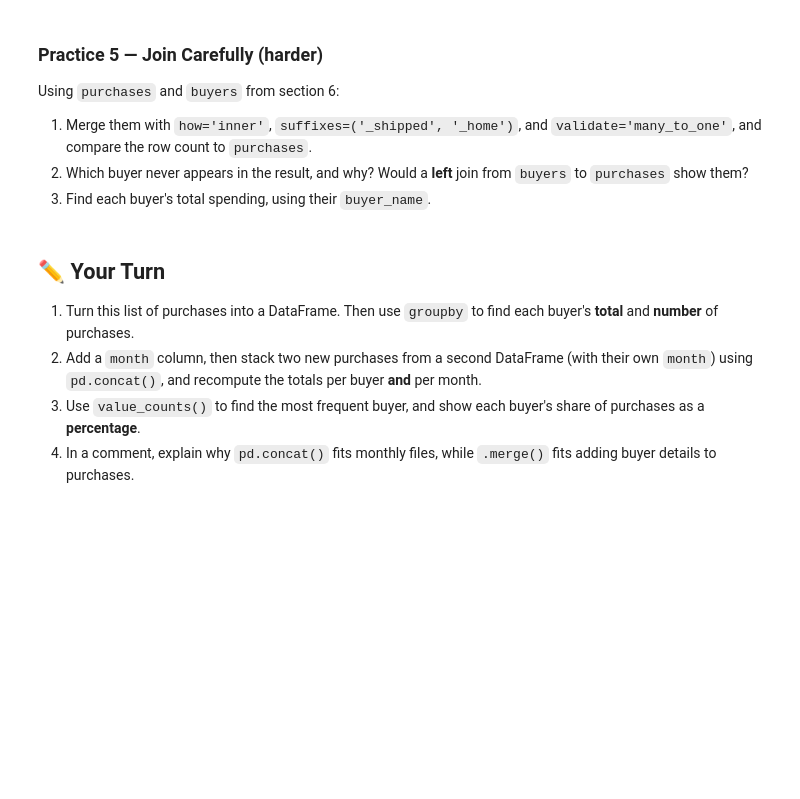
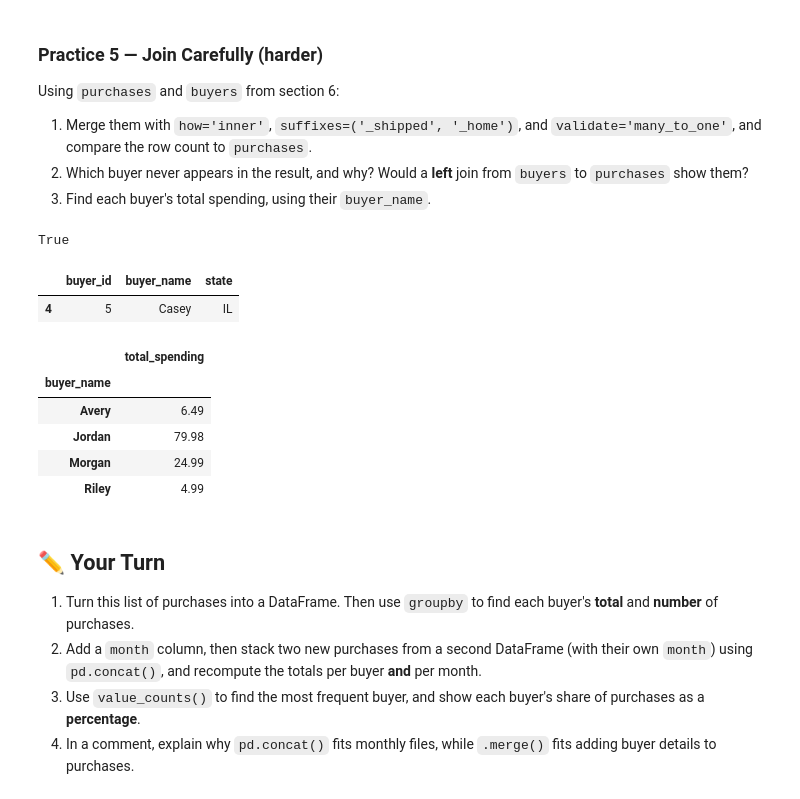
Before and after one commit to ECOKER1226/3603-data-science-coker, a Jupyter notebook: Work/06-Working_with_Data_Adv/07-Grouping_and_Combining.ipynb, the cells around one changed output. Saved outputs shown, nothing was run; the diff lists cells and outputs as text; code cells hidden in the pictures; blank space fills up the shorter version.

```diff
--- a/Work/06-Working_with_Data_Adv/07-Grouping_and_Combining.ipynb
+++ b/Work/06-Working_with_Data_Adv/07-Grouping_and_Combining.ipynb
@@ -309,6 +511,31 @@ Using `purchases` and `buyers` from section 6:
 3. Find each buyer's total spending, using their `buyer_name`.
 # %%
 # Your code here
+
+# 1. Merge them with `how='inner'`, `suffixes=('_shipped', '_home')`, and `validate='many_to_one'`, and compare the row count to `purchases`.
+merged = pd.merge(purchases, buyers, on='buyer_id', how='inner', suffixes=('_shipped', '_home'), validate='many_to_one')
+merged.shape[0] == purchases.shape[0]
+# %% [output]
+True
+# %%
+# 2. Which buyer never appears in the result, and why? Would a **left** join from `buyers` to `purchases` show them?
+buyers[~buyers['buyer_id'].isin(merged['buyer_id'])]
+# Casey never appears in the result because he has not made any purchases. A **left** join from `buyers` to `purchases` would show him.
+# %% [output]
+|  | buyer_id | buyer_name | state |
+| 4 | 5 | Casey | IL |
+# %%
+# 3. Find each buyer's total spending, using their `buyer_name`.
+merged.groupby('buyer_name').agg(
+    total_spending=('amount', 'sum')
+)
+# %% [output]
+|  | total_spending |
+| buyer_name |  |
+| Avery | 6.49 |
+| Jordan | 79.98 |
+| Morgan | 24.99 |
+| Riley | 4.99 |
 # %% [markdown]
 ## ✏️ Your Turn
 1. Turn this list of purchases into a DataFrame. Then use `groupby` to find each buyer's **total** and **number** of purchases.
```
Also changed, not shown: parts of 31 cells of this notebook.
